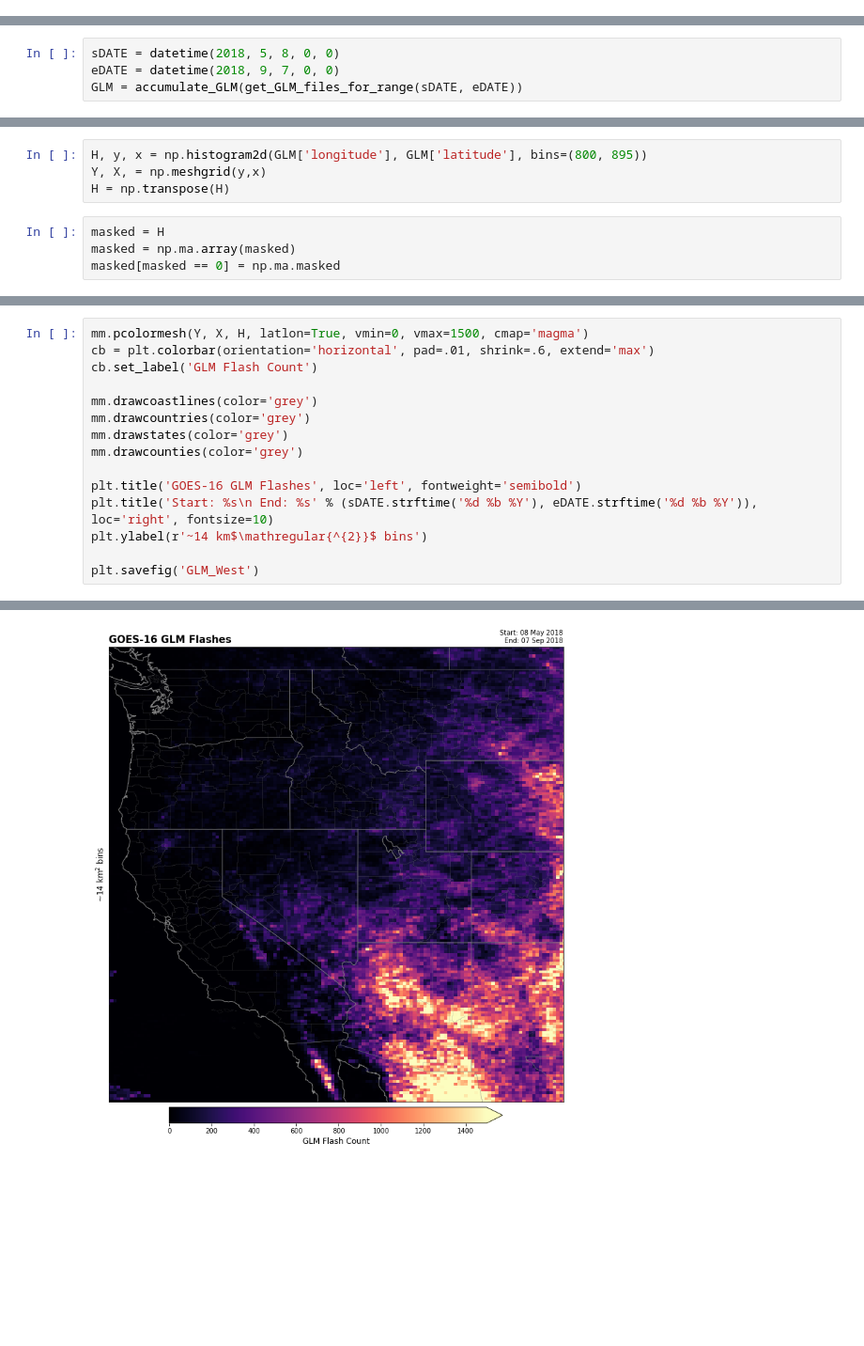
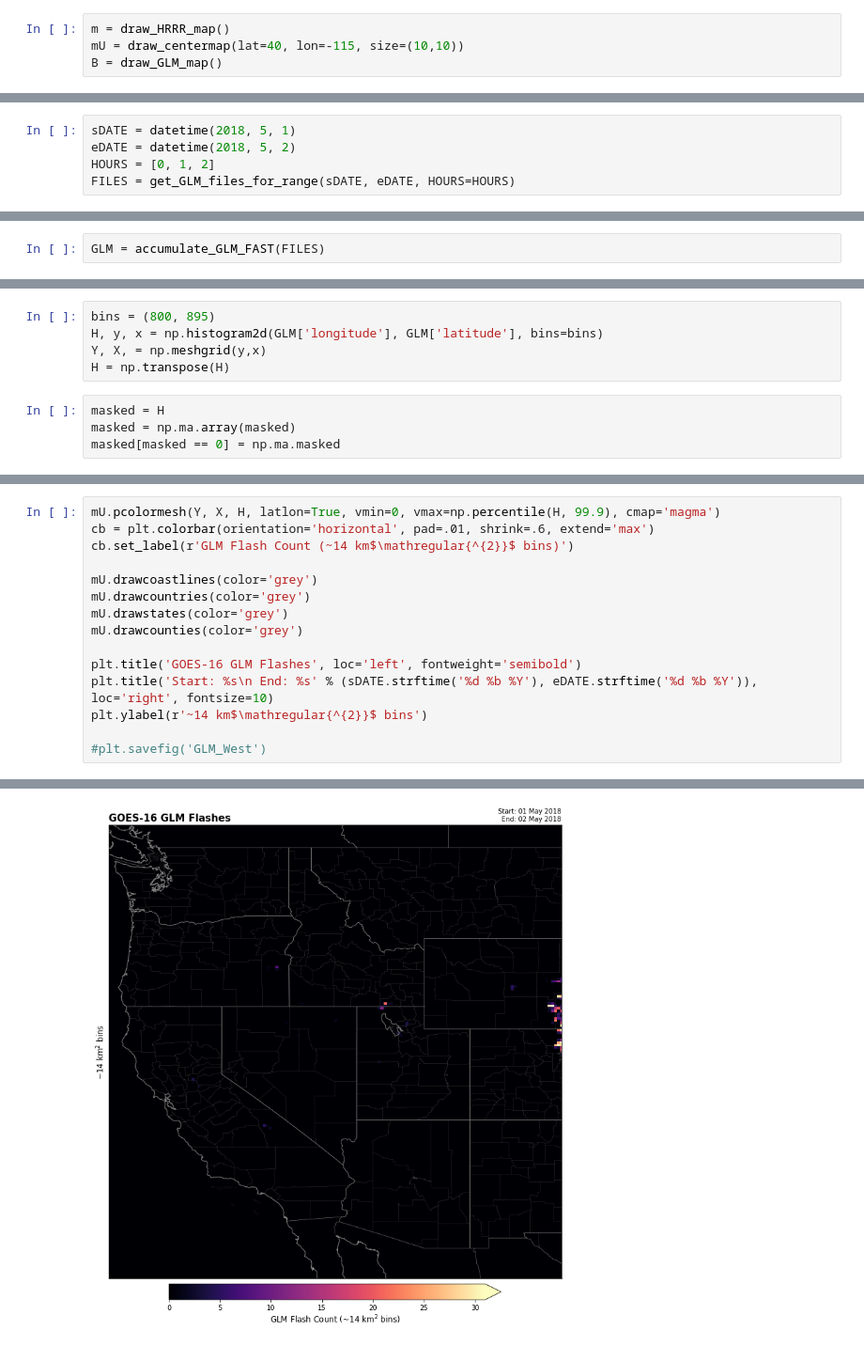
Before and after one commit to blaylockbk/pyBKB_v3, a Jupyter notebook: BB_GOES/GLM_flash_count_on_HRRR_grid.ipynb, the cells around one changed output, grey strips where cells are left out. Shown at 94% size. Cells and saved outputs as stored; diff of their text form; blank space fills up the shorter version.

```diff
--- a/BB_GOES/GLM_flash_count_on_HRRR_grid.ipynb
+++ b/BB_GOES/GLM_flash_count_on_HRRR_grid.ipynb
@@ -4 +23,5 @@ Using the HRRR 3km grid, count the number of flashes from the GLM
+# %%
+m = draw_HRRR_map()
+mU = draw_centermap(lat=40, lon=-115, size=(10,10))
+B = draw_GLM_map()
 # %%
@@ -43,6 +47,7 @@ m = draw_HRRR_map()
 # %% [markdown]
 Open a GLM file
 # %%
-sDATE = datetime(2018, 5, 8, 0, 0)
-eDATE = datetime(2018, 9, 7, 0, 0)
-GLM = accumulate_GLM(get_GLM_files_for_range(sDATE, eDATE))
+sDATE = datetime(2018, 5, 1)
+eDATE = datetime(2018, 5, 2)
+HOURS = [0, 1, 2]
+FILES = get_GLM_files_for_range(sDATE, eDATE, HOURS=HOURS)
@@ -66,0 +58,2 @@ Missing: /uufs/chpc.utah.edu/common/home/horel-group7/Pando/GOES16/GLM-L2-LCFA//
+# %%
+GLM = accumulate_GLM_FAST(FILES)
@@ -78,5 +80,6 @@ mm = draw_centermap(lat=40, lon=-115, size=(10,10))
 # %%
-H, y, x = np.histogram2d(GLM['longitude'], GLM['latitude'], bins=(800, 895))
+bins = (800, 895)
+H, y, x = np.histogram2d(GLM['longitude'], GLM['latitude'], bins=bins)
 Y, X, = np.meshgrid(y,x)
 H = np.transpose(H)
 # %%
@@ -121,16 +128,16 @@ plt.savefig('GLM_CONUS')
 # %%
-mm.pcolormesh(Y, X, H, latlon=True, vmin=0, vmax=1500, cmap='magma')
+mU.pcolormesh(Y, X, H, latlon=True, vmin=0, vmax=np.percentile(H, 99.9), cmap='magma')
 cb = plt.colorbar(orientation='horizontal', pad=.01, shrink=.6, extend='max')
-cb.set_label('GLM Flash Count')
+cb.set_label(r'GLM Flash Count (~14 km$\mathregular{^{2}}$ bins)')
 
-mm.drawcoastlines(color='grey')
-mm.drawcountries(color='grey')
-mm.drawstates(color='grey')
-mm.drawcounties(color='grey')
+mU.drawcoastlines(color='grey')
+mU.drawcountries(color='grey')
+mU.drawstates(color='grey')
+mU.drawcounties(color='grey')
 
 plt.title('GOES-16 GLM Flashes', loc='left', fontweight='semibold')
 plt.title('Start: %s\n End: %s' % (sDATE.strftime('%d %b %Y'), eDATE.strftime('%d %b %Y')), loc='right', fontsize=10)
 plt.ylabel(r'~14 km$\mathregular{^{2}}$ bins')
 
-plt.savefig('GLM_West')
+#plt.savefig('GLM_West')
 # %% [output]
@@ -137 +145 @@ plt.savefig('GLM_West')
-[figure, old version]
+[figure, new version]
```
Also changed, not shown: parts of 31 cells of this notebook, 34 other files.
